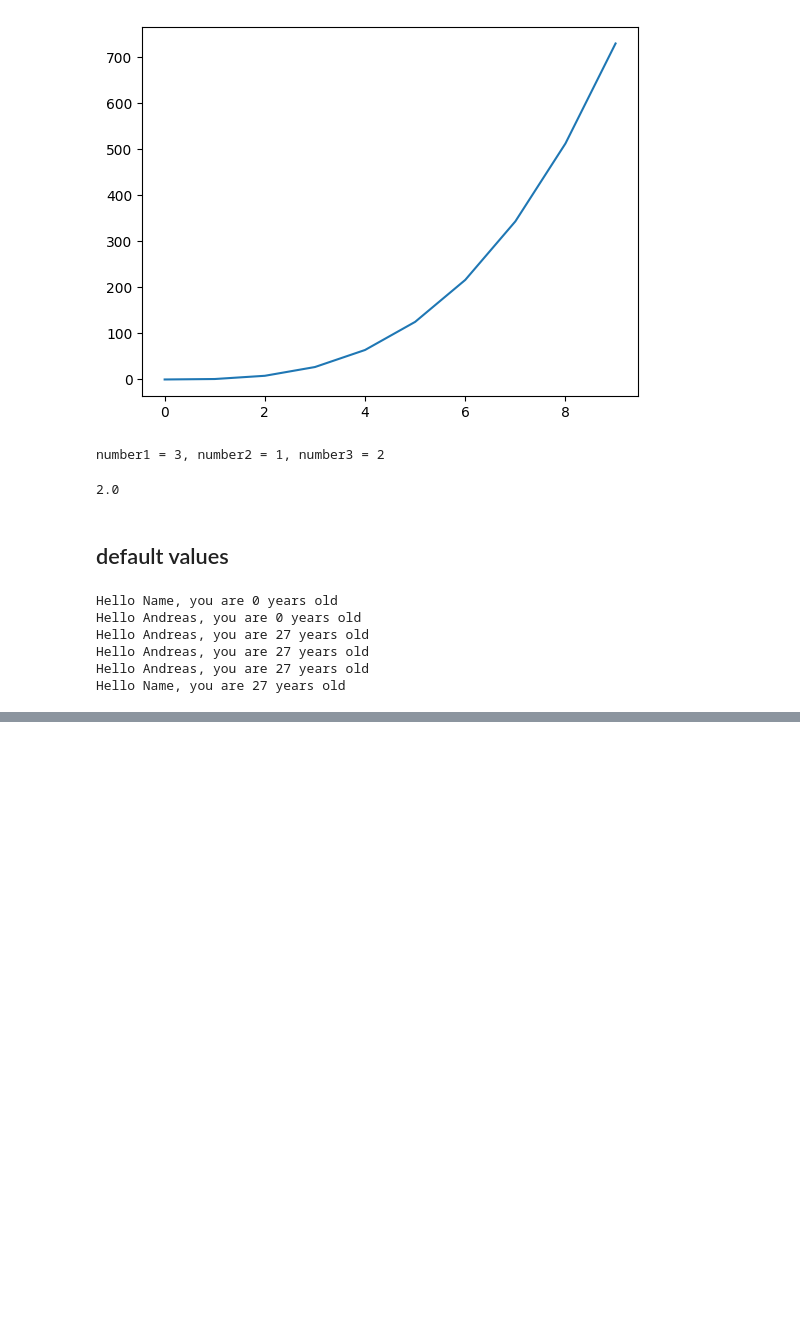
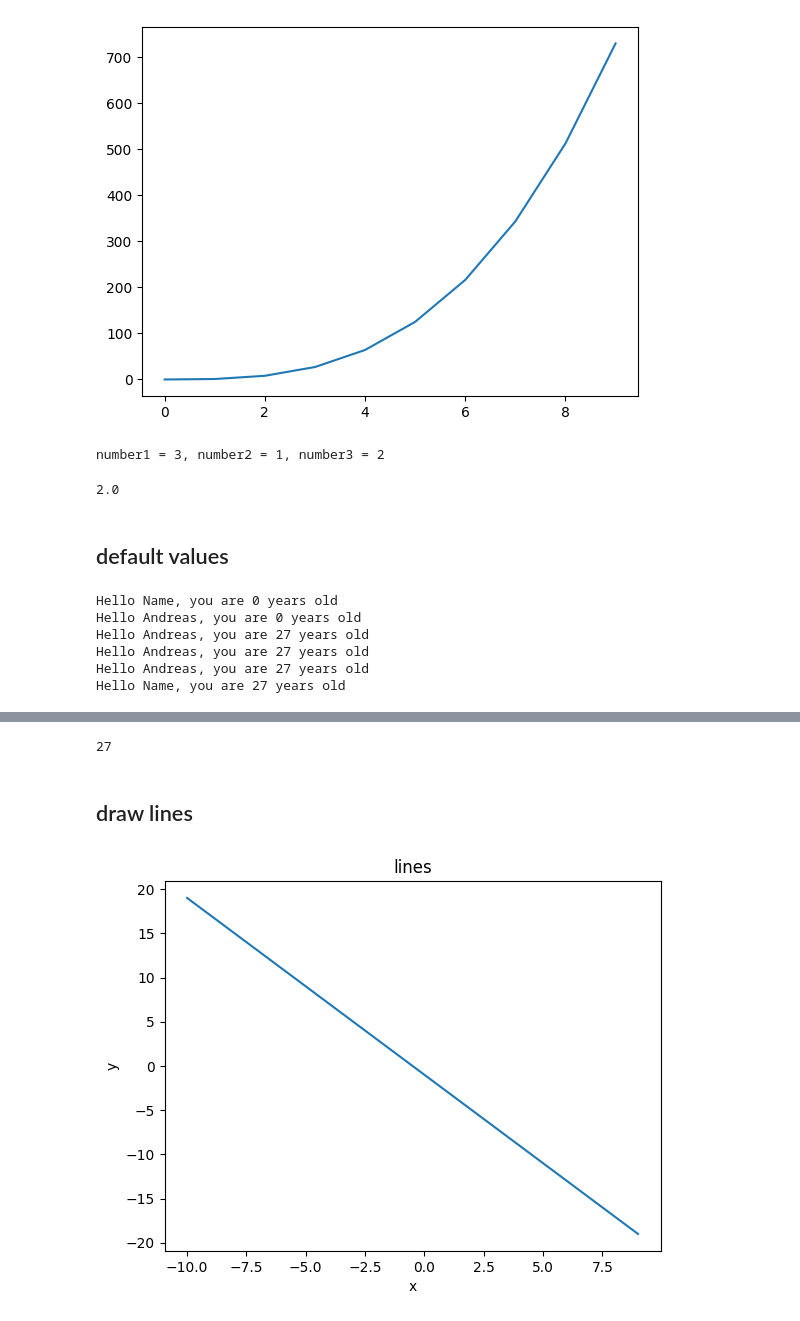
Before and after one commit to Andreas-Svensson/python, a Jupyter notebook: Code-Alongs/L6-functions.ipynb, the cells around one changed output, grey strips where cells are left out. Cells and saved outputs as stored; diff of their text form; code cells hidden in the pictures; blank space fills up the shorter version.

```diff
--- a/Code-Alongs/L6-functions.ipynb
+++ b/Code-Alongs/L6-functions.ipynb
@@ -54,0 +84,23 @@ Hello Name, you are 27 years old
+# %%
+cuber = lambda x: x**3
+
+cuber(3)
+# %% [output]
+27
+# %% [markdown]
+## draw lines
+# %%
+def draw_lines(x_list, k = 1, m = 1, title = ""):
+    y_list = [k * x_ + m for x_ in x_list]
+
+    plt.plot(x_list, y_list)
+    plt.xlabel("x")
+    plt.ylabel("y")
+    plt.title(title)
+
+x = list(range(-10,10))
+draw_lines(x, k = -2, m = -1, title = "lines")
+
+# TODO find intersection point between this and another lines
+# %% [output]
+[figure, added]
```
Also changed, not shown: parts of 5 cells of this notebook.
